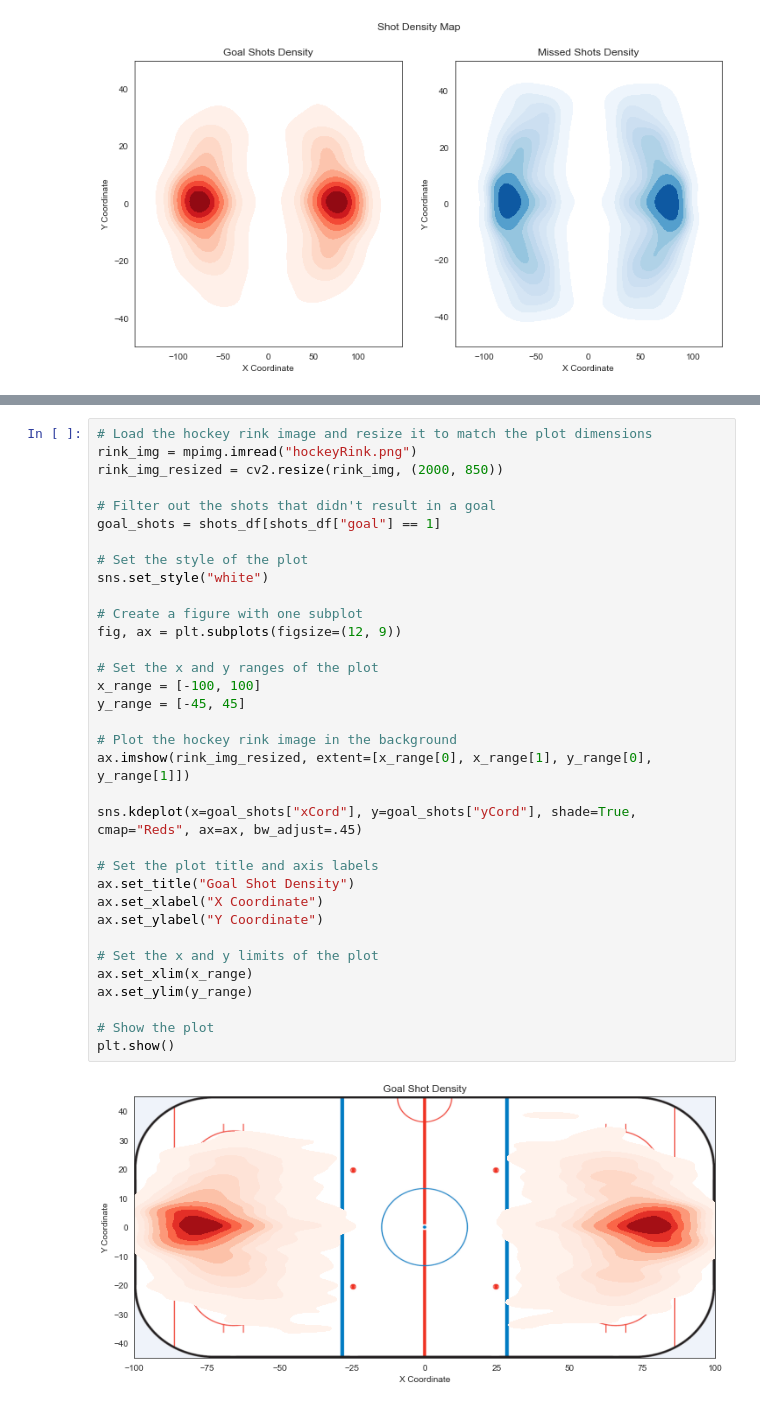
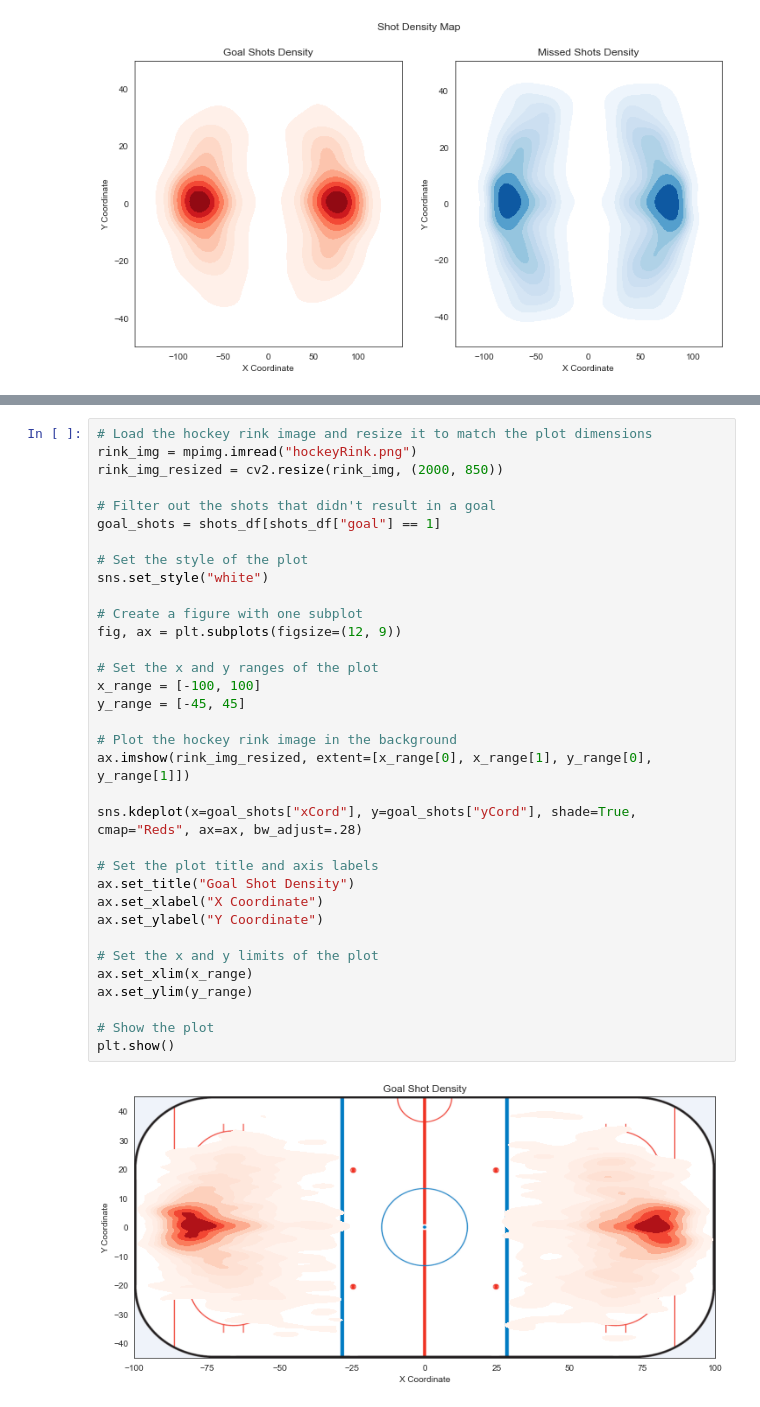
Before and after one commit to MichalOst3389/nhl_team_analysis, a Jupyter notebook: nhl_team_analysis/NHL Notebook.ipynb, the cells around one changed output, grey strips where cells are left out. Drawn from its saved outputs; the diff is of its cells as text.

```diff
--- a/nhl_team_analysis/NHL Notebook.ipynb
+++ b/nhl_team_analysis/NHL Notebook.ipynb
@@ -329,32 +325,32 @@ rink_img_resized = cv2.resize(rink_img, (2000, 850))
 
 # Filter out the shots that didn't result in a goal
 goal_shots = shots_df[shots_df["goal"] == 1]
 
 # Set the style of the plot
 sns.set_style("white")
 
 # Create a figure with one subplot
 fig, ax = plt.subplots(figsize=(12, 9))
 
 # Set the x and y ranges of the plot
 x_range = [-100, 100]
 y_range = [-45, 45]
 
 # Plot the hockey rink image in the background
 ax.imshow(rink_img_resized, extent=[x_range[0], x_range[1], y_range[0], y_range[1]])
 
-sns.kdeplot(x=goal_shots["xCord"], y=goal_shots["yCord"], shade=True, cmap="Reds", ax=ax, bw_adjust=.45)
+sns.kdeplot(x=goal_shots["xCord"], y=goal_shots["yCord"], shade=True, cmap="Reds", ax=ax, bw_adjust=.28)
 
 # Set the plot title and axis labels
 ax.set_title("Goal Shot Density")
 ax.set_xlabel("X Coordinate")
 ax.set_ylabel("Y Coordinate")
 
 # Set the x and y limits of the plot
 ax.set_xlim(x_range)
 ax.set_ylim(y_range)
 
 # Show the plot
 plt.show()
 # %% [output]
-[figure, old version]
+[figure, new version]
```
Also changed, not shown: parts of 12 cells of this notebook.
